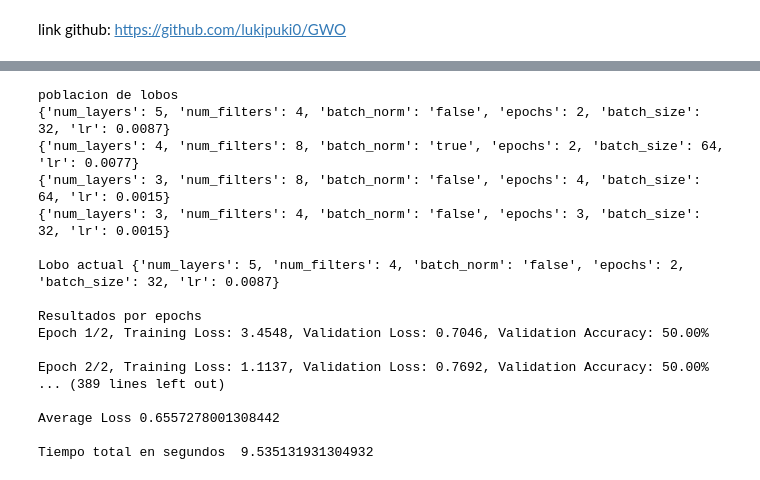
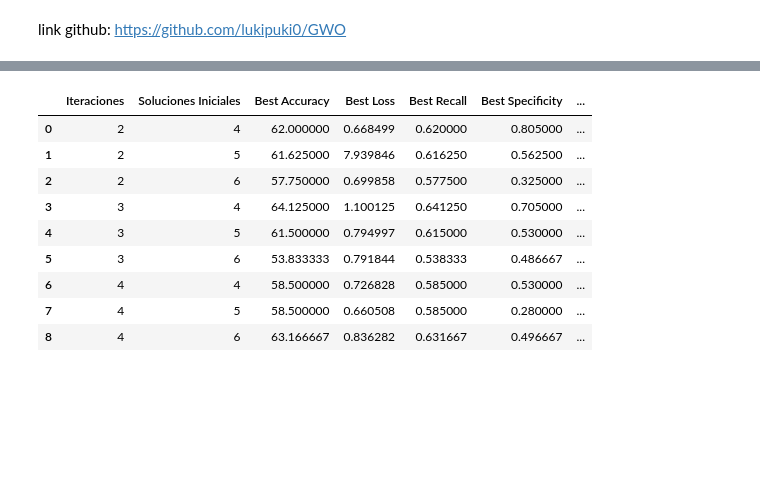
Before and after one commit to lukipuki0/GWO, a Jupyter notebook: GWO_CNN.ipynb, the cells around one changed output, grey strips where cells are left out. Drawn from its saved outputs; the diff is of its cells as text; code cells hidden in the pictures; blank space fills up the shorter version.

```diff
--- a/GWO_CNN.ipynb
+++ b/GWO_CNN.ipynb
@@ -40,3 +738,16 @@ Mounted at /content/drive
+# %%
+df
+# %% [output]
+|  | Iteraciones | Soluciones Iniciales | Best Accuracy | Best Loss | Best Recall | Best Specificity | ... |
+| 0 | 2 | 4 | 62.000000 | 0.668499 | 0.620000 | 0.805000 | ... |
+| 1 | 2 | 5 | 61.625000 | 7.939846 | 0.616250 | 0.562500 | ... |
+| 2 | 2 | 6 | 57.750000 | 0.699858 | 0.577500 | 0.325000 | ... |
+| 3 | 3 | 4 | 64.125000 | 1.100125 | 0.641250 | 0.705000 | ... |
+| 4 | 3 | 5 | 61.500000 | 0.794997 | 0.615000 | 0.530000 | ... |
+| 5 | 3 | 6 | 53.833333 | 0.791844 | 0.538333 | 0.486667 | ... |
+| 6 | 4 | 4 | 58.500000 | 0.726828 | 0.585000 | 0.530000 | ... |
+| 7 | 4 | 5 | 58.500000 | 0.660508 | 0.585000 | 0.280000 | ... |
+| 8 | 4 | 6 | 63.166667 | 0.836282 | 0.631667 | 0.496667 | ... |
 # %%
 #************************************************************************************************************
 #*********************************** FUNCION PARA CNN *******************************************************
@@ -552,56 +968,0 @@ def initialize_population(param_ranges):
-# %%
-# Definición de los hiperparámetros con sus rangos
-# *****Rangos de los hiperparametros de CNN*******
-param_ranges = {
-    "num_layers": [2, 3, 4, 5],
-    "num_filters": [2, 4, 6, 8, 10],
-    "batch_norm": ["true", "false"],
-    "epochs": (2, 5),
-    "batch_size": [16, 32, 64],
-    "lr": (0.0001, 0.01)
-}
-# Parámetros de la ejecución
-nwolves = 4     # Tamaño de la población (lobos)
-maxIter = 2      # Número de iteraciones
-w1 = 0.85
-w2 = 0.1
-w3 = 0.05
-# Inicialización de la población de lobos
-wolves = [initialize_population(param_ranges) for _ in range(nwolves)]
-
-print("poblacion de lobos")
-for wolf in wolves:
-    print(wolf)
-
-
-# Ejecucion del algoritmo GWO
-start_time_gwo = time.time()
-best_wolf, best_value, best_accuracy, best_loss, best_time, best_wolf_per_iteration,best_accuracy_per_iteration, best_loss_per_iteration, best_execution_time_per_iteration = ejecutarGWO(wolves,maxIter, w1, w2, w3)
-end_time_gwo = time.time()
-print("*****************************************************************************************")
-print("**********************************  Resultados finales  *********************************")
-print("*****************************************************************************************")
-print("\nTiempo de ejejucion total ", end_time_gwo - start_time_gwo)
-# Motrar los hiperparámetros óptimos obtenidos
-print("\nMejor lobo", best_wolf)
-print("\nAverage accuracy", best_accuracy)
-print("\nAverage Loss", best_loss)
-print("\nTiempo total en segundos ", best_time)
-# %% [output]
-poblacion de lobos
-{'num_layers': 5, 'num_filters': 4, 'batch_norm': 'false', 'epochs': 2, 'batch_size': 32, 'lr': 0.0087}
-{'num_layers': 4, 'num_filters': 8, 'batch_norm': 'true', 'epochs': 2, 'batch_size': 64, 'lr': 0.0077}
-{'num_layers': 3, 'num_filters': 8, 'batch_norm': 'false', 'epochs': 4, 'batch_size': 64, 'lr': 0.0015}
-{'num_layers': 3, 'num_filters': 4, 'batch_norm': 'false', 'epochs': 3, 'batch_size': 32, 'lr': 0.0015}
-
-Lobo actual {'num_layers': 5, 'num_filters': 4, 'batch_norm': 'false', 'epochs': 2, 'batch_size': 32, 'lr': 0.0087}
-
-Resultados por epochs
-Epoch 1/2, Training Loss: 3.4548, Validation Loss: 0.7046, Validation Accuracy: 50.00%
-
-Epoch 2/2, Training Loss: 1.1137, Validation Loss: 0.7692, Validation Accuracy: 50.00%
-... (389 lines left out)
-
-Average Loss 0.6557278001308442
-
-Tiempo total en segundos  9.535131931304932
```
Also changed, not shown: parts of 11 cells of this notebook.
